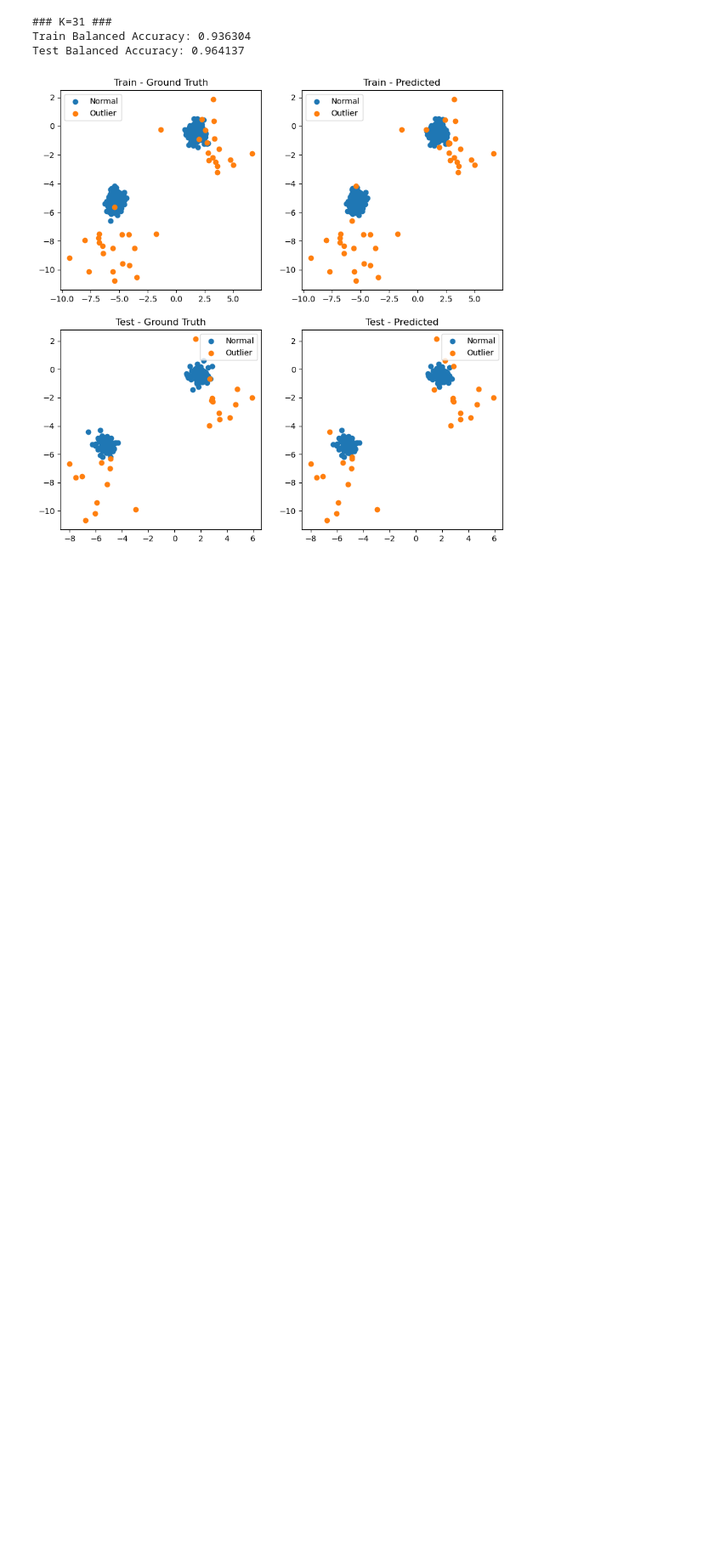
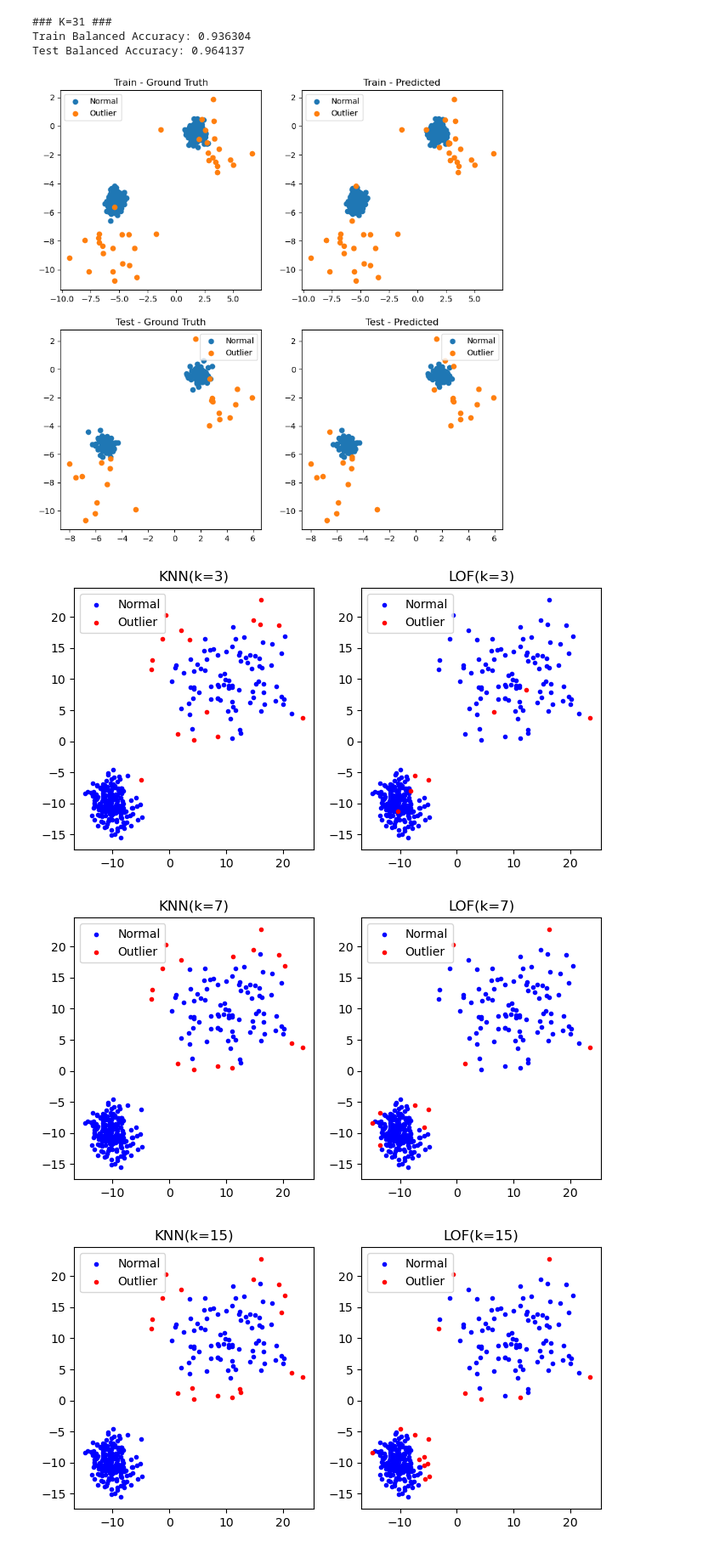
Before and after one commit to popastefan10/AnomalyDetectionLab, a Jupyter notebook: Lab 2/main.ipynb, the cells around one changed output. Shown at 85% size. Drawn from its saved outputs; the diff is of its cells as text; code cells hidden in the pictures; blank space fills up the shorter version.

```diff
--- a/Lab 2/main.ipynb
+++ b/Lab 2/main.ipynb
@@ -206,3 +206,33 @@ Test Balanced Accuracy: 0.966961
 Train Balanced Accuracy: 0.936304
 Test Balanced Accuracy: 0.964137
 [figure]
+# %%
+from matplotlib.axes import Axes
+from pyod.models.base import BaseDetector
+from pyod.models.knn import KNN
+from pyod.models.lof import LOF
+from sklearn.datasets import make_blobs
+
+
+def infer(X: np.ndarray, model: BaseDetector, ax: Axes, title: str) -> None:
+    model.fit(X)
+    pred = model.predict(X)
+    ax.scatter(X[:, 0][pred == 0], X[:, 1][pred == 0], color="blue", marker=".", label="Normal")
+    ax.scatter(X[:, 0][pred == 1], X[:, 1][pred == 1], color="red", marker=".", label="Outlier")
+    ax.set_title(title)
+    ax.legend()
+
+
+# Generate data
+X, y = make_blobs(n_samples=[200, 100], n_features=2, centers=[[-10, -10], [10, 10]], cluster_std=[2, 6])
+# Infer
+for k in [3, 7, 15, 31]:
+    ax: Axes
+    fig, ax = plt.subplots(nrows=1, ncols=2, figsize=(8, 4))
+    infer(X, KNN(contamination=0.07, n_neighbors=k), ax[0], f"KNN(k={k})")
+    infer(X, LOF(contamination=0.07, n_neighbors=k), ax[1], f"LOF(k={k})")
+    plt.savefig(f"ex 1.3 k={k}.jpg")
+# %% [output]
+[figure, added]
+[figure, added]
+[figure, added]
```
Also changed, not shown: parts of 2 cells of this notebook, 4 other files.
